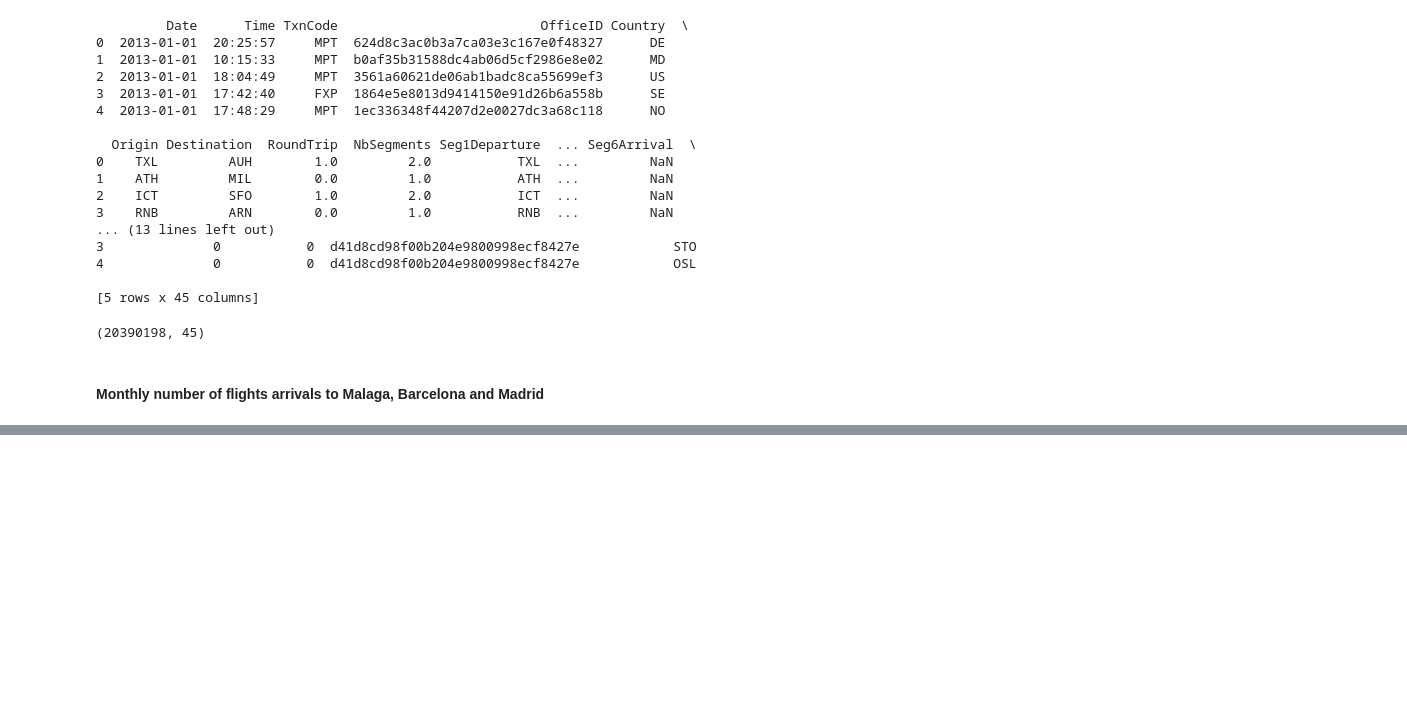
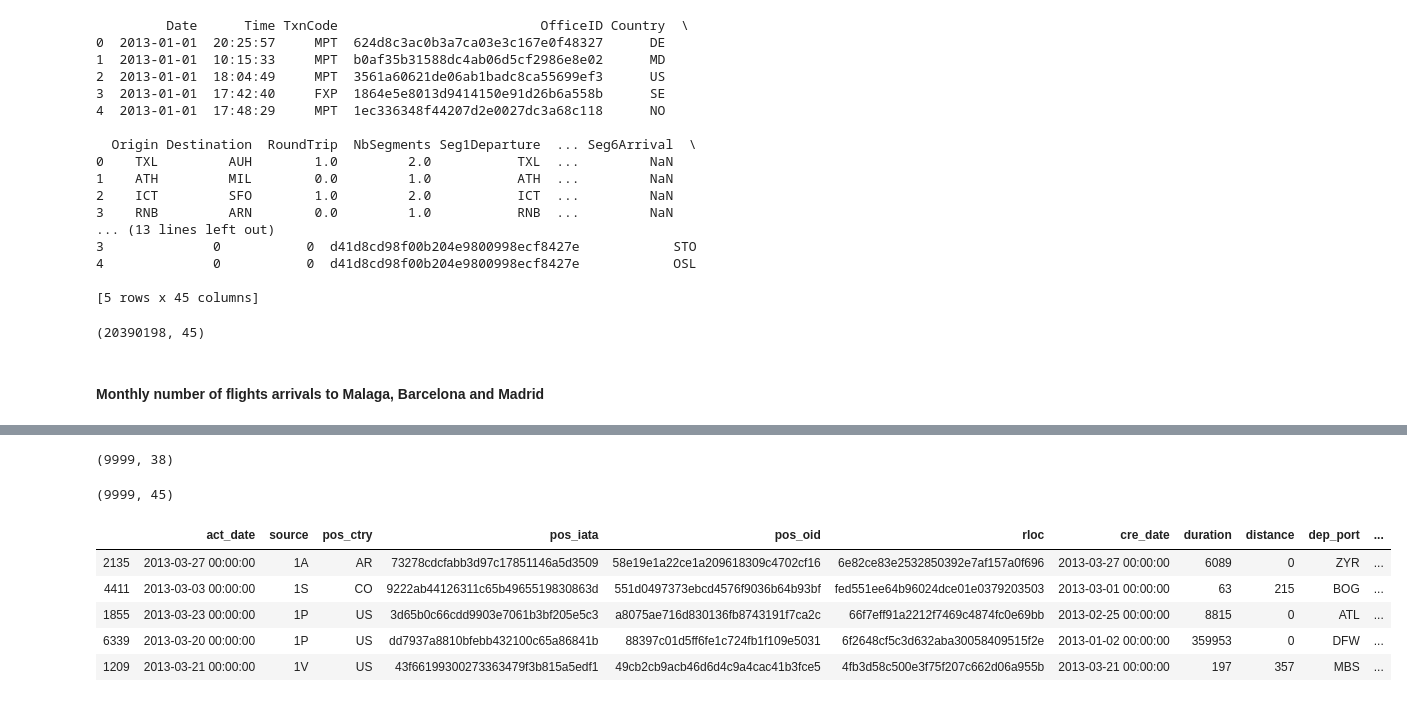
Before and after one commit to matozqui/python, a Jupyter notebook: AmadeusChallenge/Exercises.ipynb, the cells around one changed output, grey strips where cells are left out. Drawn from its saved outputs; the diff is of its cells as text; code cells hidden in the pictures; blank space fills up the shorter version.

```diff
--- a/AmadeusChallenge/Exercises.ipynb
+++ b/AmadeusChallenge/Exercises.ipynb
@@ -155,0 +140,3 @@ df_searches_dates.unstack(level=-2).plot()
+# %%
+bookings = pd.read_csv('bookings.csv.bz2',sep='^',nrows=9999)
+bookings.columns = bookings.columns.str.strip()
@@ -155,0 +145,8 @@ df_searches_dates.unstack(level=-2).plot()
+# %%
+bookings.shape
+# %% [output]
+(9999, 38)
+# %%
+searches.shape
+# %% [output]
+(9999, 45)
@@ -155,0 +155,9 @@ df_searches_dates.unstack(level=-2).plot()
+# %%
+bookings.sample(5)
+# %% [output]
+|  | act_date | source | pos_ctry | pos_iata | pos_oid | rloc | cre_date | duration | distance | dep_port | ... |
+| 2135 | 2013-03-27 00:00:00 | 1A | AR | 73278cdcfabb3d97c17851146a5d3509 | 58e19e1a22ce1a209618309c4702cf16 | 6e82ce83e2532850392e7af157a0f696 | 2013-03-27 00:00:00 | 6089 | 0 | ZYR | ... |
+| 4411 | 2013-03-03 00:00:00 | 1S | CO | 9222ab44126311c65b4965519830863d | 551d0497373ebcd4576f9036b64b93bf | fed551ee64b96024dce01e0379203503 | 2013-03-01 00:00:00 | 63 | 215 | BOG | ... |
+| 1855 | 2013-03-23 00:00:00 | 1P | US | 3d65b0c66cdd9903e7061b3bf205e5c3 | a8075ae716d830136fb8743191f7ca2c | 66f7eff91a2212f7469c4874fc0e69bb | 2013-02-25 00:00:00 | 8815 | 0 | ATL | ... |
+| 6339 | 2013-03-20 00:00:00 | 1P | US | dd7937a8810bfebb432100c65a86841b | 88397c01d5ff6fe1c724fb1f109e5031 | 6f2648cf5c3d632aba30058409515f2e | 2013-01-02 00:00:00 | 359953 | 0 | DFW | ... |
+| 1209 | 2013-03-21 00:00:00 | 1V | US | 43f66199300273363479f3b815a5edf1 | 49cb2cb9acb46d6d4c9a4cac41b3fce5 | 4fb3d58c500e3f75f207c662d06a955b | 2013-03-21 00:00:00 | 197 | 357 | MBS | ... |
```
Also changed, not shown: parts of 40 cells of this notebook.
